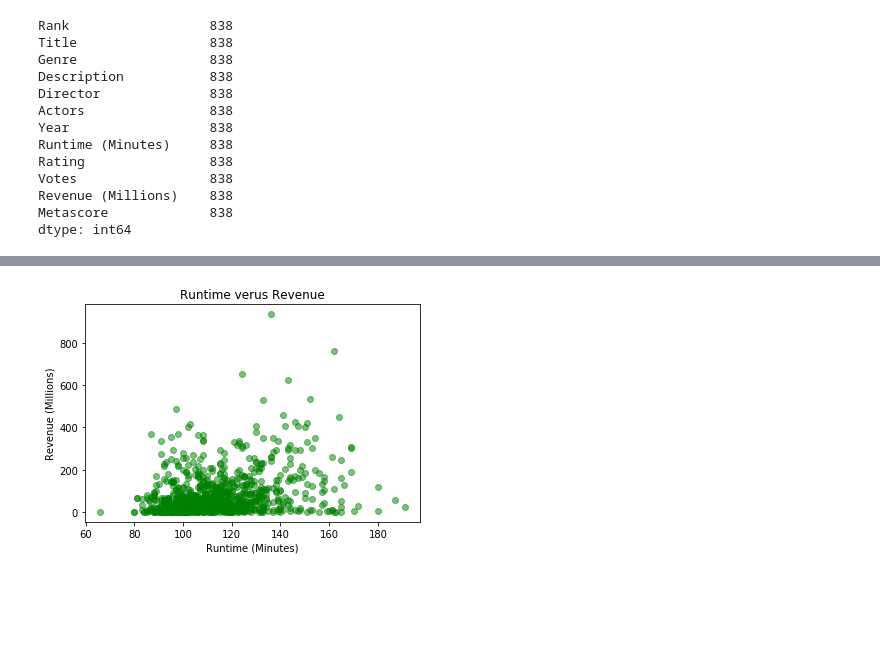
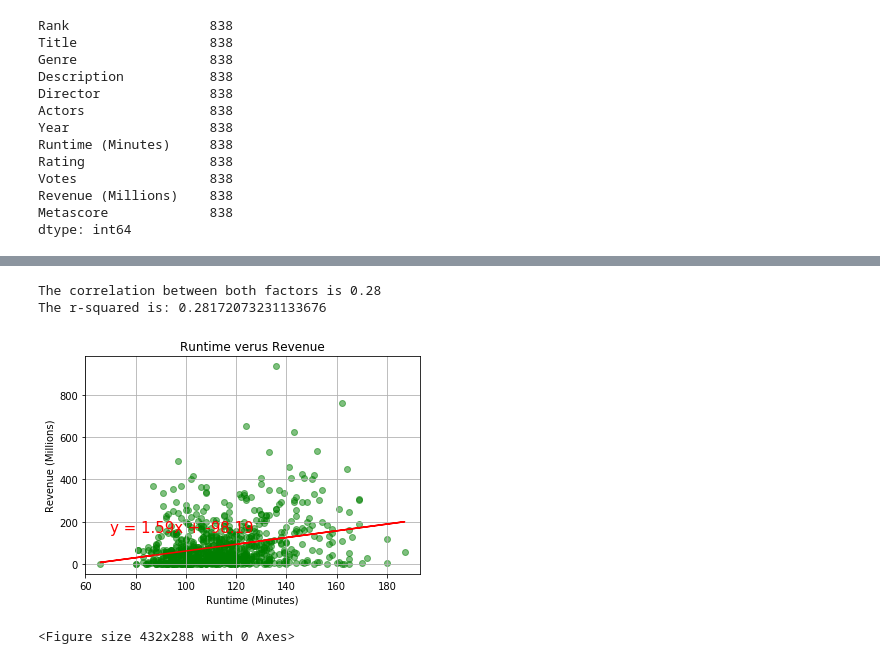
Before and after one commit to Abno-Distro-Group/project_1, a Jupyter notebook: chart_tests.ipynb, the cells around one changed output, grey strips where cells are left out. Saved outputs shown, nothing was run; the diff lists cells and outputs as text; code cells hidden in the pictures; blank space fills up the shorter version.

```diff
--- a/chart_tests.ipynb
+++ b/chart_tests.ipynb
@@ -70,28 +115,25 @@ plt.tight_layout()
 # %%
-#Scatter plot - runtimes by revenue
-runtime = movie_data.loc[:,"Runtime (Minutes)"]
-revenue = movie_data.loc[:,"Revenue (Millions)"]
-
-
-plt.scatter(runtime,revenue, marker= 'o', alpha = .5, color = 'g')
-
-
-# x_values = runtime
-# y_values = revenue
-# (slope, intercept, rvalue, pvalue, stderr) = st.linregress(x_values, y_values)
-# regress_values = x_values * slope + intercept
-# line_eq = "y = " + str(round(slope,2)) + "x + " + str(round(intercept,2))
-# plt.scatter(x_values,y_values)
-# plt.plot(x_values,regress_values,"r-")
-# plt.annotate(line_eq,(20,40),fontsize=15,color="red")
+#Scatter plus linear regression line
+x_values = runtime
+y_values = revenue
+correlation = st.pearsonr(runtime,revenue)
+(slope, intercept, rvalue, pvalue, stderr) = st.linregress(x_values, y_values)
+regress_values = x_values * slope + intercept
+line_eq = "y = " + str(round(slope,2)) + "x + " + str(round(intercept,2))
+plt.scatter(x_values,y_values,marker='o',alpha=.5,color='g')
+plt.plot(x_values,regress_values,"r-")
+plt.annotate(line_eq,(70,150),fontsize=15,color="red")
 plt.xlabel('Runtime (Minutes)')
 plt.ylabel('Revenue (Millions)')
 plt.title("Runtime verus Revenue")
-# plt.ylim(0,max(y_values))
-# plt.xlim(0,max(x_values))
-# plt.grid()
 
-
+print(f"The correlation between both factors is {round(correlation[0],2)}")
+print(f"The r-squared is: {rvalue}")
+plt.grid()
 plt.show()
+plt.tight_layout()
 # %% [output]
+The correlation between both factors is 0.28
+The r-squared is: 0.28172073231133676
-[figure, old version]
+[figure, new version]
+<Figure size 432x288 with 0 Axes>
```
Also changed, not shown: parts of 4 cells of this notebook.
